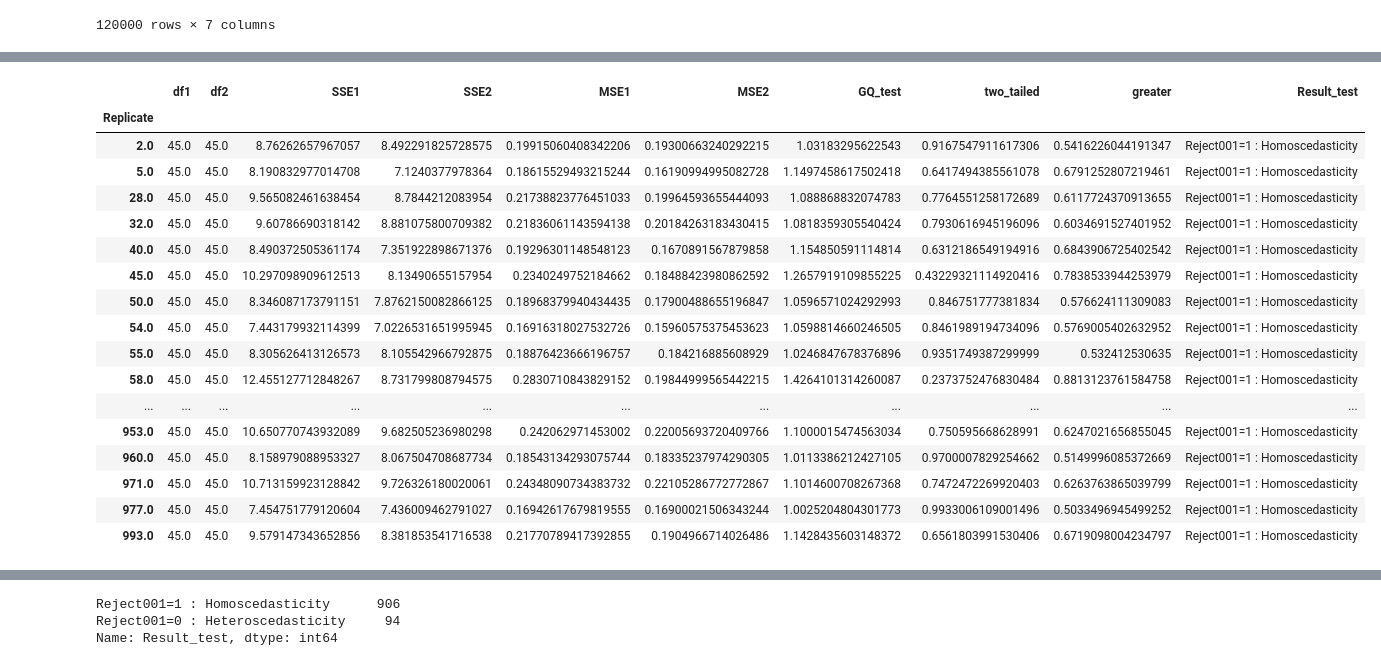
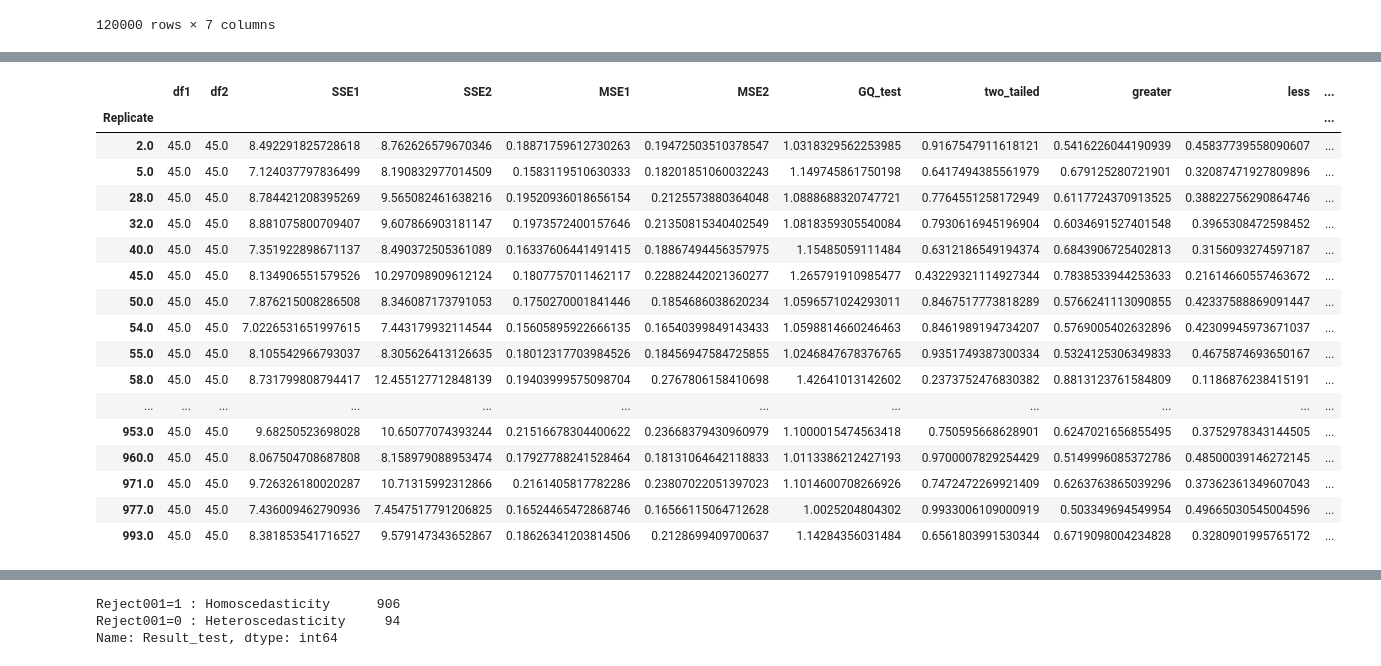
Before and after one commit to iam-fern/Generate_multiplication, a Jupyter notebook: GQtest_data_multi_delta_(_0_4)_n120_01.ipynb, the cells around one changed output, grey strips where cells are left out. Saved outputs shown, nothing was run; the diff lists cells and outputs as text; code cells hidden in the pictures.

```diff
--- a/GQtest_data_multi_delta_(_0_4)_n120_01.ipynb
+++ b/GQtest_data_multi_delta_(_0_4)_n120_01.ipynb
@@ -142,7 +176,6 @@ def get_result(run_replicate, percent_data):
     new_table_sort = new_table.sort_values('x2')
     new_table_sort.reset_index(inplace=True)
     new_table_sort.drop(['index'], axis=1, inplace=True)
-
 
     # แบ่งข้อมูลกลุ่มที่ 1
     table1 = new_table_sort.iloc[:int(percent_data*new_table_sort.shape[0]) , :]
@@ -156,8 +189,7 @@ def get_result(run_replicate, percent_data):
     # หาค่า df กลุ่ม 1
     DF1 = model1.df_resid + 1
     SSE1 = model1.ssr
-    MSE1 = model1.mse_resid
-
+    MSE1 = SSE1/DF1
 
     # แบ่งข้อมูลกลุ่มที่ 2
     table2 = new_table_sort.iloc[int((1-percent_data)*new_table_sort.shape[0]): , :]
@@ -171,23 +203,21 @@ def get_result(run_replicate, percent_data):
     # หาค่า df กลุ่ม 2
     DF2 = model2.df_resid + 1
     SSE2 = model2.ssr
-    MSE2 = model2.mse_resid
+    MSE2 = SSE2/DF2
 
     # ค่าสถิติทดสอบ
     GQ_test = (SSE2/DF2) / (SSE1/DF1)
-
 
     df2 = DF2
     df1 = DF1
 
     # คำนวณค่า p-value
-    # sf(x, dfn, dfd, loc=0, scale=1) : Survival function (also defined as 1 - cdf, but sf is sometimes more accurate)
+    # pdf(x, dfn, dfd, loc=0, scale=1) : Probability density function
     two_tailed = 2.0*(1.0-(ss.f.cdf(GQ_test, df2, df1)))
+    p_greater = ss.f.cdf(GQ_test, df2, df1)
+    p_less = 1.0-ss.f.cdf(GQ_test, df2, df1)
 
-    # pdf(x, dfn, dfd, loc=0, scale=1) : Probability density function
-    p_greater = ss.f.cdf(GQ_test, df2, df1)
-
-    return df2, df1, SSE2, SSE1, MSE2, MSE1, GQ_test, two_tailed, p_greater
+    return df1, df2, SSE1, SSE2, MSE1, MSE2, GQ_test, two_tailed, p_greater, p_less
 
 # สร้าง list ของ replicates
 list_replicate=list({i[0] for i in table.index})
@@ -203,13 +233,14 @@ list_MSE2=[]
 list_GQ_test=[]
 list_two_tailed=[]
 list_p_greater=[]
+list_p_less=[]
 
 # กำหนด % การแบ่งข้อมูล
 percent_data=0.4
 
 # ใช้ for loop สำหรับการ run ทุก replicates
 for run_replicate in list_replicate:
-    df1, df2, SSE1, SSE2, MSE1, MSE2, GQ_test, two_tailed, p_greater=get_result(run_replicate, percent_data)
+    df1, df2, SSE1, SSE2, MSE1, MSE2, GQ_test, two_tailed, p_greater, p_less=get_result(run_replicate, percent_data)
     list_df1.append(df1)
     list_SSE1.append(SSE1)
     list_df2.append(df2)
@@ -219,41 +250,42 @@ for run_replicate in list_replicate:
     list_GQ_test.append(GQ_test)
     list_two_tailed.append(two_tailed)
     list_p_greater.append(p_greater)
+    list_p_less.append(p_less)
 # %%
 # สร้างตารางผลลัพธ์
 alpha = 0.01
 pd.set_option('display.max_rows', 1000)
 pd.set_option('display.max_columns', 1000)
 pd.set_option('display.width', 1000)
 result=pd.DataFrame({"Replicate":list_replicate, "df1":list_df1, "df2":list_df2, "SSE1":list_SSE1,
                      "SSE2":list_SSE2, "MSE1":list_MSE1, "MSE2":list_MSE2,
-                     "GQ_test":list_GQ_test, "two_tailed":list_two_tailed, "greater":list_p_greater})
+                     "GQ_test":list_GQ_test, "two_tailed":list_two_tailed, "greater":list_p_greater, "less":list_p_less})
 result.set_index(['Replicate'], inplace=True)
-result=result[(result["two_tailed"]<=1) & (result["greater"]<=1)]
+result=result[(result["two_tailed"]<=1) & (result["greater"]<=1) & (result["less"]<=1)]
 result["Result_test"]=result["two_tailed"].apply(lambda p_value: 'Reject001=0 : Heteroscedasticity'
-                                                                  if p_value < alpha else 'Reject001=1 : Homoscedasticity')
+                                                 if p_value < alpha else 'Reject001=1 : Homoscedasticity')
 #two_tailed_new_show=two_tailed_new.drop(columns="greater")
 
 result.astype(str)
 # %% [output]
-|  | df1 | df2 | SSE1 | SSE2 | MSE1 | MSE2 | GQ_test | two_tailed | greater | Result_test |
-| Replicate |  |  |  |  |  |  |  |  |  |  |
-| 2.0 | 45.0 | 45.0 | 8.76262657967057 | 8.492291825728575 | 0.19915060408342206 | 0.19300663240292215 | 1.03183295622543 | 0.9167547911617306 | 0.5416226044191347 | Reject001=1 : Homoscedasticity |
-| 5.0 | 45.0 | 45.0 | 8.190832977014708 | 7.1240377978364 | 0.18615529493215244 | 0.16190994995082728 | 1.1497458617502418 | 0.6417494385561078 | 0.6791252807219461 | Reject001=1 : Homoscedasticity |
-| 28.0 | 45.0 | 45.0 | 9.565082461638454 | 8.7844212083954 | 0.21738823776451033 | 0.19964593655444093 | 1.088868832074783 | 0.7764551258172689 | 0.6117724370913655 | Reject001=1 : Homoscedasticity |
-| 32.0 | 45.0 | 45.0 | 9.60786690318142 | 8.881075800709382 | 0.21836061143594138 | 0.20184263183430415 | 1.0818359305540424 | 0.7930616945196096 | 0.6034691527401952 | Reject001=1 : Homoscedasticity |
-| 40.0 | 45.0 | 45.0 | 8.490372505361174 | 7.351922898671376 | 0.19296301148548123 | 0.1670891567879858 | 1.154850591114814 | 0.6312186549194916 | 0.6843906725402542 | Reject001=1 : Homoscedasticity |
-| 45.0 | 45.0 | 45.0 | 10.297098909612513 | 8.13490655157954 | 0.2340249752184662 | 0.18488423980862592 | 1.2657919109855225 | 0.43229321114920416 | 0.7838533944253979 | Reject001=1 : Homoscedasticity |
-| 50.0 | 45.0 | 45.0 | 8.346087173791151 | 7.8762150082866125 | 0.18968379940434435 | 0.17900488655196847 | 1.0596571024292993 | 0.846751777381834 | 0.576624111309083 | Reject001=1 : Homoscedasticity |
-| 54.0 | 45.0 | 45.0 | 7.443179932114399 | 7.0226531651995945 | 0.16916318027532726 | 0.15960575375453623 | 1.0598814660246505 | 0.8461989194734096 | 0.5769005402632952 | Reject001=1 : Homoscedasticity |
-| 55.0 | 45.0 | 45.0 | 8.305626413126573 | 8.105542966792875 | 0.18876423666196757 | 0.184216885608929 | 1.0246847678376896 | 0.9351749387299999 | 0.532412530635 | Reject001=1 : Homoscedasticity |
-| 58.0 | 45.0 | 45.0 | 12.455127712848267 | 8.731799808794575 | 0.2830710843829152 | 0.19844999565442215 | 1.4264101314260087 | 0.2373752476830484 | 0.8813123761584758 | Reject001=1 : Homoscedasticity |
-| ... | ... | ... | ... | ... | ... | ... | ... | ... | ... | ... |
-| 953.0 | 45.0 | 45.0 | 10.650770743932089 | 9.682505236980298 | 0.242062971453002 | 0.22005693720409766 | 1.1000015474563034 | 0.750595668628991 | 0.6247021656855045 | Reject001=1 : Homoscedasticity |
-| 960.0 | 45.0 | 45.0 | 8.158979088953327 | 8.067504708687734 | 0.18543134293075744 | 0.18335237974290305 | 1.0113386212427105 | 0.9700007829254662 | 0.5149996085372669 | Reject001=1 : Homoscedasticity |
-| 971.0 | 45.0 | 45.0 | 10.713159923128842 | 9.726326180020061 | 0.24348090734383732 | 0.22105286772772867 | 1.1014600708267368 | 0.7472472269920403 | 0.6263763865039799 | Reject001=1 : Homoscedasticity |
-| 977.0 | 45.0 | 45.0 | 7.454751779120604 | 7.436009462791027 | 0.16942617679819555 | 0.16900021506343244 | 1.0025204804301773 | 0.9933006109001496 | 0.5033496945499252 | Reject001=1 : Homoscedasticity |
-| 993.0 | 45.0 | 45.0 | 9.579147343652856 | 8.381853541716538 | 0.21770789417392855 | 0.1904966714026486 | 1.1428435603148372 | 0.6561803991530406 | 0.6719098004234797 | Reject001=1 : Homoscedasticity |
+|  | df1 | df2 | SSE1 | SSE2 | MSE1 | MSE2 | GQ_test | two_tailed | greater | less | ... |
+| Replicate |  |  |  |  |  |  |  |  |  |  | ... |
+| 2.0 | 45.0 | 45.0 | 8.492291825728618 | 8.762626579670346 | 0.18871759612730263 | 0.19472503510378547 | 1.0318329562253985 | 0.9167547911618121 | 0.5416226044190939 | 0.45837739558090607 | ... |
+| 5.0 | 45.0 | 45.0 | 7.124037797836499 | 8.190832977014509 | 0.1583119510630333 | 0.18201851060032243 | 1.149745861750198 | 0.6417494385561979 | 0.679125280721901 | 0.32087471927809896 | ... |
+| 28.0 | 45.0 | 45.0 | 8.784421208395269 | 9.565082461638216 | 0.19520936018656154 | 0.2125573880364048 | 1.0888688320747721 | 0.7764551258172949 | 0.6117724370913525 | 0.38822756290864746 | ... |
+| 32.0 | 45.0 | 45.0 | 8.881075800709407 | 9.607866903181147 | 0.1973572400157646 | 0.21350815340402549 | 1.0818359305540084 | 0.7930616945196904 | 0.6034691527401548 | 0.3965308472598452 | ... |
+| 40.0 | 45.0 | 45.0 | 7.351922898671137 | 8.490372505361089 | 0.16337606441491415 | 0.18867494456357975 | 1.15485059111484 | 0.6312186549194374 | 0.6843906725402813 | 0.3156093274597187 | ... |
+| 45.0 | 45.0 | 45.0 | 8.134906551579526 | 10.297098909612124 | 0.1807757011462117 | 0.22882442021360277 | 1.265791910985477 | 0.43229321114927344 | 0.7838533944253633 | 0.21614660557463672 | ... |
+| 50.0 | 45.0 | 45.0 | 7.876215008286508 | 8.346087173791053 | 0.1750270001841446 | 0.1854686038620234 | 1.0596571024293011 | 0.8467517773818289 | 0.5766241113090855 | 0.42337588869091447 | ... |
+| 54.0 | 45.0 | 45.0 | 7.0226531651997615 | 7.443179932114544 | 0.15605895922666135 | 0.16540399849143433 | 1.0598814660246463 | 0.8461989194734207 | 0.5769005402632896 | 0.42309945973671037 | ... |
+| 55.0 | 45.0 | 45.0 | 8.105542966793037 | 8.305626413126635 | 0.18012317703984526 | 0.18456947584725855 | 1.0246847678376765 | 0.9351749387300334 | 0.5324125306349833 | 0.4675874693650167 | ... |
+| 58.0 | 45.0 | 45.0 | 8.731799808794417 | 12.455127712848139 | 0.19403999575098704 | 0.2767806158410698 | 1.42641013142602 | 0.2373752476830382 | 0.8813123761584809 | 0.1186876238415191 | ... |
+| ... | ... | ... | ... | ... | ... | ... | ... | ... | ... | ... | ... |
+| 953.0 | 45.0 | 45.0 | 9.68250523698028 | 10.65077074393244 | 0.21516678304400622 | 0.23668379430960979 | 1.1000015474563418 | 0.750595668628901 | 0.6247021656855495 | 0.3752978343144505 | ... |
+| 960.0 | 45.0 | 45.0 | 8.067504708687808 | 8.158979088953474 | 0.17927788241528464 | 0.18131064642118833 | 1.0113386212427193 | 0.9700007829254429 | 0.5149996085372786 | 0.48500039146272145 | ... |
+| 971.0 | 45.0 | 45.0 | 9.726326180020287 | 10.71315992312866 | 0.2161405817782286 | 0.23807022051397023 | 1.1014600708266926 | 0.7472472269921409 | 0.6263763865039296 | 0.37362361349607043 | ... |
+| 977.0 | 45.0 | 45.0 | 7.436009462790936 | 7.4547517791206825 | 0.16524465472868746 | 0.16566115064712628 | 1.0025204804302 | 0.9933006109000919 | 0.503349694549954 | 0.49665030545004596 | ... |
+| 993.0 | 45.0 | 45.0 | 8.381853541716527 | 9.579147343652867 | 0.18626341203814506 | 0.2128699409700637 | 1.14284356031484 | 0.6561803991530344 | 0.6719098004234828 | 0.3280901995765172 | ... |
 # %%
 # สร้างตารางผลลัพธ์
 alpha = 0.01
```
Also changed, not shown: parts of 3 cells of this notebook.
